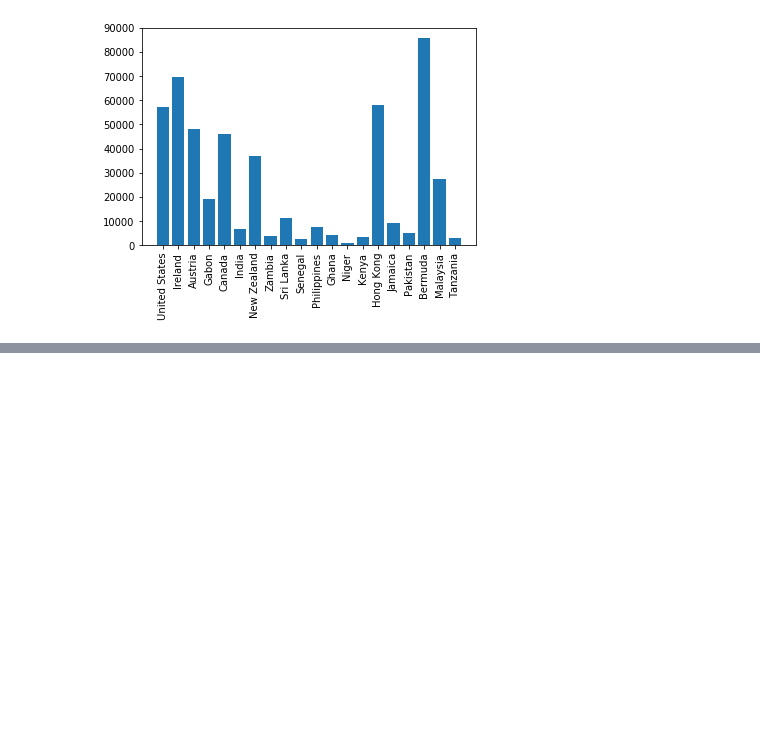
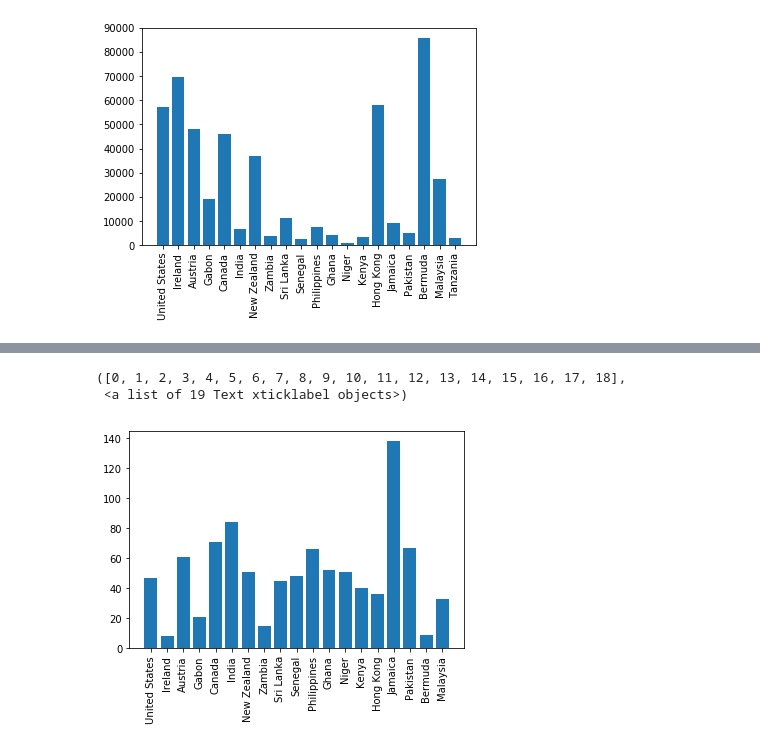
Before and after one commit to camligorkem/ADA_2018_Project, a Jupyter notebook: WorldFact.ipynb, the cells around one changed output, grey strips where cells are left out. Saved outputs shown, nothing was run; the diff lists cells and outputs as text; code cells hidden in the pictures; blank space fills up the shorter version.

```diff
--- a/WorldFact.ipynb
+++ b/WorldFact.ipynb
@@ -151,12 +158,10 @@ factBook = df([p['Government']['Country name']['conventional short form']['text'
         p['People and Society'][{'Net migration rate'}][0]['text'],
         p['People and Society'][{'Sex ratio'}][0],
         p['People and Society'][{'Life expectancy at birth'}][0],
-        #p['People and Society'][{'Literacy'}]
-        #p['People and Society'][{'Unemployment, youth ages 15-24'}]
         p['Government'][{'Executive branch'}][0],
         p['Government'][{'Legislative branch'}][0],
         int(p['Economy'][{'GDP - per capita (PPP)'}][0]['text'].split(' ')[0].lstrip('$').replace(',', '')),
-        p['Economy'][{'Unemployment rate'}][0],
+        p['Economy'][{'Unemployment rate'}][0]['text'].split('%')[0].replace('.', ''),
         p['Economy'][{'Population below poverty line'}][0],
         p['Economy'][{'Inflation rate (consumer prices)'}][0],
         p['Energy'][{'Electricity - from other renewable sources'}][0],
@@ -191,4 +198,4 @@ factBook.columns=['Country','Coordinates','Natural_hazards','Environment_issues'
 # %%
-factBook['Population'][8]='22235'
+factBook['Population'][8]='22235000'
 # %%
 factBook['Population']=factBook['Population'].astype('int')
@@ -210,0 +285,5 @@ plt.xticks(rotation=90)
+# %%
+# we have one missing value in Tanzania, we can find it from another source or remove this country from the analysis
+# for now, we provided the statistics and plots by excluding this specific country
+factBook['Unemployment_rate']=factBook['Unemployment_rate'].replace('NA','-1')
+factBook['Unemployment_rate']=factBook['Unemployment_rate']/10
@@ -210,0 +304,8 @@ plt.xticks(rotation=90)
+# %%
+#Plot GDP per capita for selected countries except nan values
+plt.bar(factBook[factBook['Unemployment_rate']!=-1]['Country'],factBook[factBook['Unemployment_rate']!=-1]['Unemployment_rate'])
+plt.xticks(rotation=90)
+# %% [output]
+([0, 1, 2, 3, 4, 5, 6, 7, 8, 9, 10, 11, 12, 13, 14, 15, 16, 17, 18],
+ <a list of 19 Text xticklabel objects>)
+[figure, added]
```
Also changed, not shown: parts of 12 cells of this notebook.
